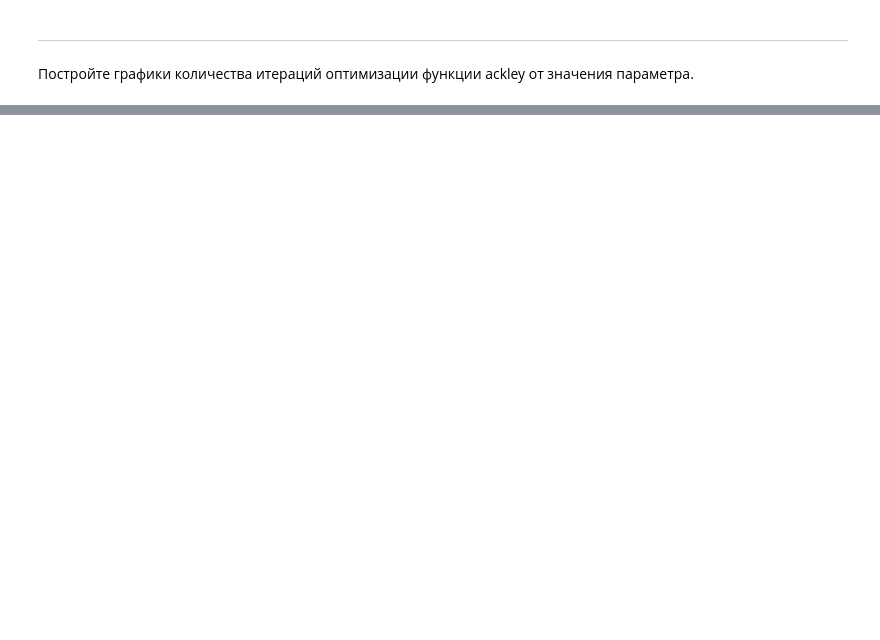
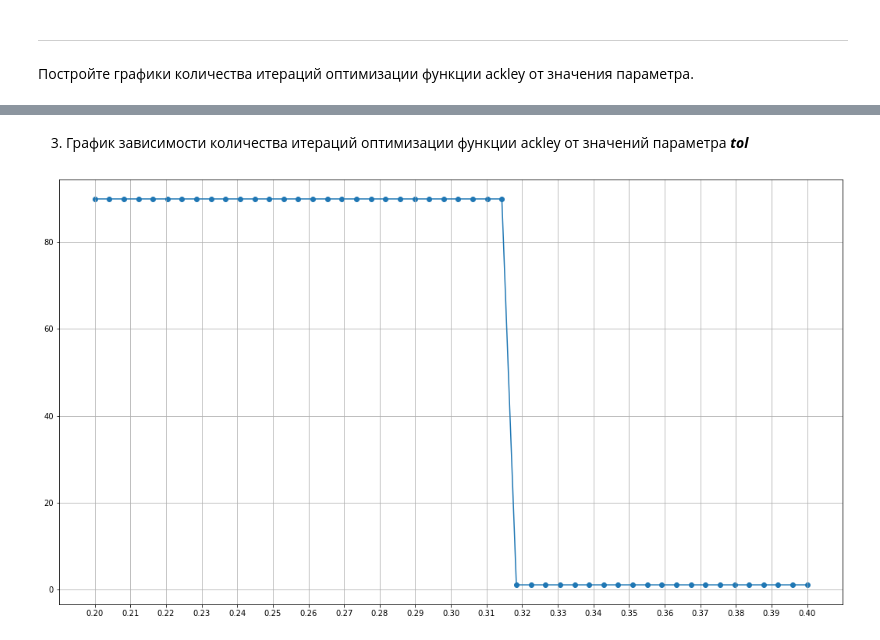
Before and after one commit to Mishgun84/Fedorovskikh_MDS-19, a Jupyter notebook: 06_Optimization_theory/MDS_19_homework_6.ipynb, the cells around one changed output, grey strips where cells are left out. Drawn from its saved outputs; the diff is of its cells as text; code cells hidden in the pictures; blank space fills up the shorter version.

```diff
--- a/06_Optimization_theory/MDS_19_homework_6.ipynb
+++ b/06_Optimization_theory/MDS_19_homework_6.ipynb
@@ -217,0 +247,17 @@ result6
+# %% [markdown]
+3) График зависимости количества итераций оптимизации функции ackley  от значений параметра ***tol***
+# %%
+# Т.к. ранее уже было замечено, что количество итераций меняятся один раз в районе tol=0.31, то зададим диапазон значений
+X=np.linspace(0.2, 0.4)
+Y = []
+for el in X:
+    Y.append(differential_evolution(ackley, bounds, tol=el, seed=42).nit)
+
+plt.figure(figsize=(18, 10))
+plt.grid(True)
+plt.plot(X, Y)
+plt.scatter(X,Y)
+plt.xticks(np.arange(0.2, 0.41, step=0.01))
+plt.show()
+# %% [output]
+[figure, added]
```
Also changed, not shown: parts of 65 cells of this notebook.
